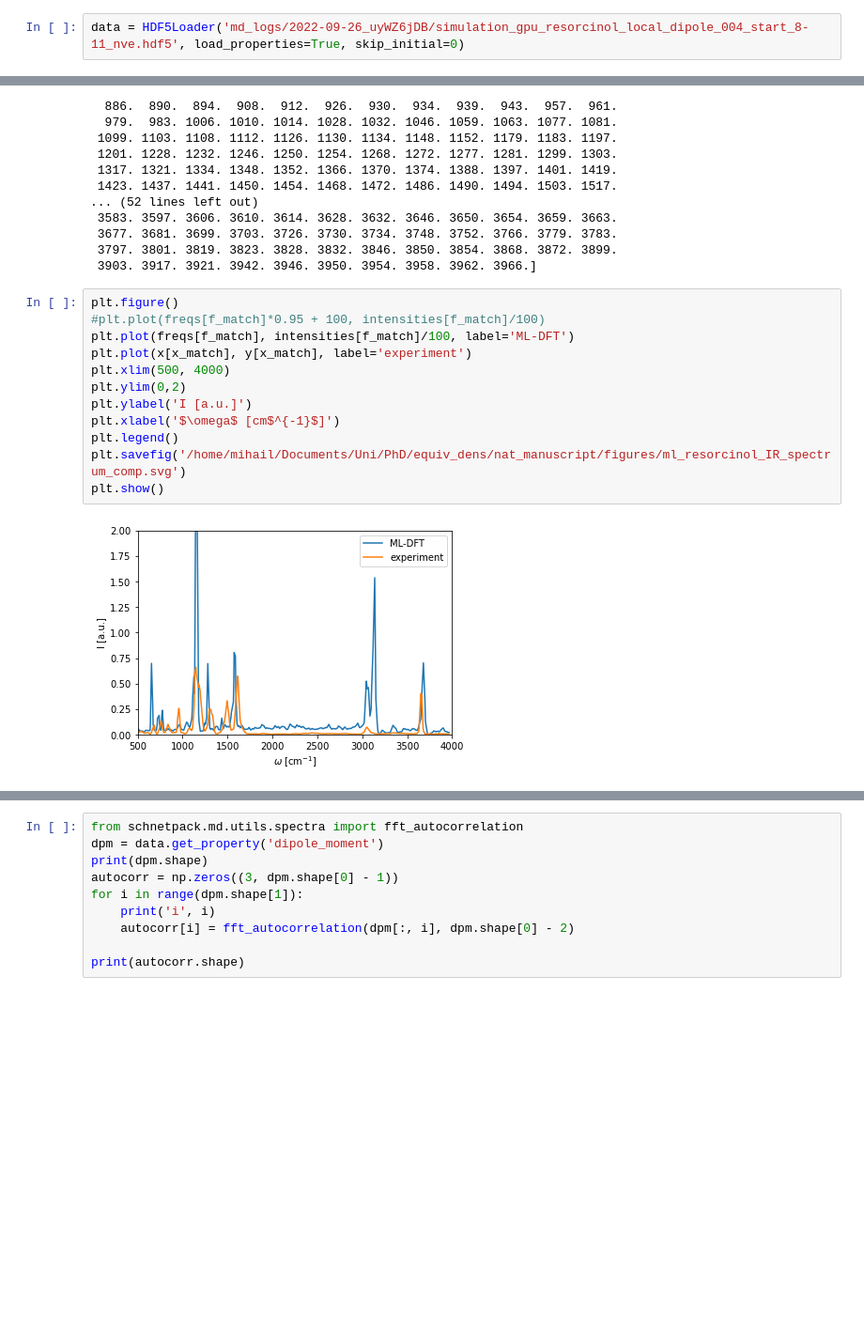
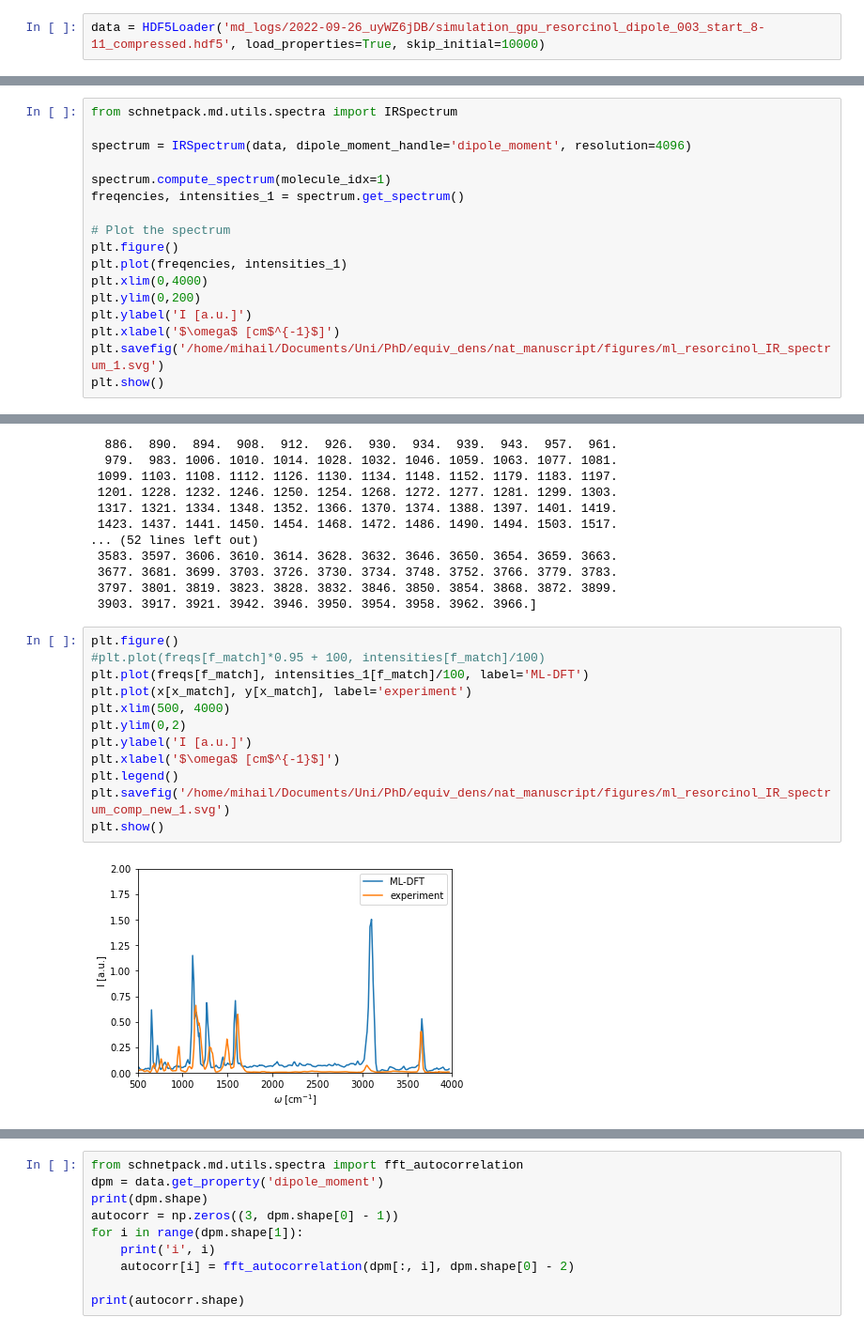
Before and after one commit to MihailBogojeski/equiv_dens_ml, a Jupyter notebook: schnetpack_md_ir_spectra_res.ipynb, the cells around one changed output, grey strips where cells are left out. Shown at 94% size. Saved outputs shown, nothing was run; the diff lists cells and outputs as text; blank space fills up the shorter version.

Commit message:
adding center of mass term for stable dipole moment

```diff
--- a/schnetpack_md_ir_spectra_res.ipynb
+++ b/schnetpack_md_ir_spectra_res.ipynb
@@ -9,4 +9,4 @@ from schnetpack.md.utils import MDUnits
 %load_ext autoreload
 %autoreload 2
 # %%
-data = HDF5Loader('md_logs/2022-09-26_uyWZ6jDB/simulation_gpu_resorcinol_local_dipole_004_start_8-11_nve.hdf5', load_properties=True, skip_initial=0)
+data = HDF5Loader('md_logs/2022-09-26_uyWZ6jDB/simulation_gpu_resorcinol_dipole_003_start_8-11_compressed.hdf5', load_properties=True, skip_initial=10000)
@@ -254,0 +223,17 @@ plt.show()
+# %%
+from schnetpack.md.utils.spectra import IRSpectrum
+
+spectrum = IRSpectrum(data, dipole_moment_handle='dipole_moment', resolution=4096)
+
+spectrum.compute_spectrum(molecule_idx=1)
+freqencies, intensities_1 = spectrum.get_spectrum()
+
+# Plot the spectrum
+plt.figure()
+plt.plot(freqencies, intensities_1)
+plt.xlim(0,4000)
+plt.ylim(0,200)
+plt.ylabel('I [a.u.]')
+plt.xlabel('$\omega$ [cm$^{-1}$]')
+plt.savefig('/home/mihail/Documents/Uni/PhD/equiv_dens/nat_manuscript/figures/ml_resorcinol_IR_spectrum_1.svg')
+plt.show()
@@ -402,14 +390,14 @@ print(x[x_match])
 # %%
 plt.figure()
 #plt.plot(freqs[f_match]*0.95 + 100, intensities[f_match]/100)
-plt.plot(freqs[f_match], intensities[f_match]/100, label='ML-DFT')
+plt.plot(freqs[f_match], intensities_1[f_match]/100, label='ML-DFT')
 plt.plot(x[x_match], y[x_match], label='experiment')
 plt.xlim(500, 4000)
 plt.ylim(0,2)
 plt.ylabel('I [a.u.]')
 plt.xlabel('$\omega$ [cm$^{-1}$]')
 plt.legend()
-plt.savefig('/home/mihail/Documents/Uni/PhD/equiv_dens/nat_manuscript/figures/ml_resorcinol_IR_spectrum_comp.svg')
+plt.savefig('/home/mihail/Documents/Uni/PhD/equiv_dens/nat_manuscript/figures/ml_resorcinol_IR_spectrum_comp_new_1.svg')
 plt.show()
 # %% [output]
-[figure, old version]
+[figure, new version]
```
Also changed, not shown: parts of 21 cells of this notebook, 1 other file.
